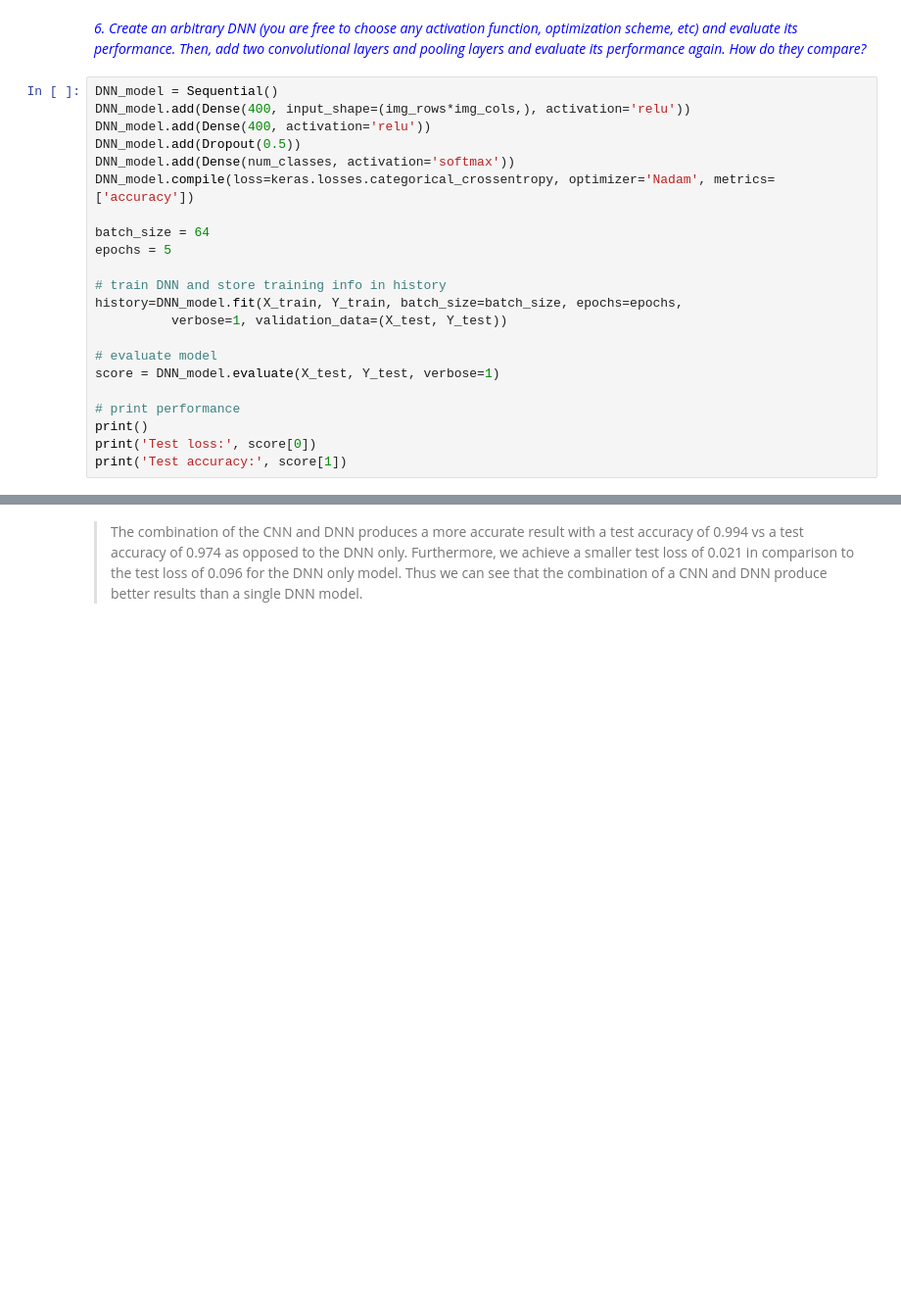
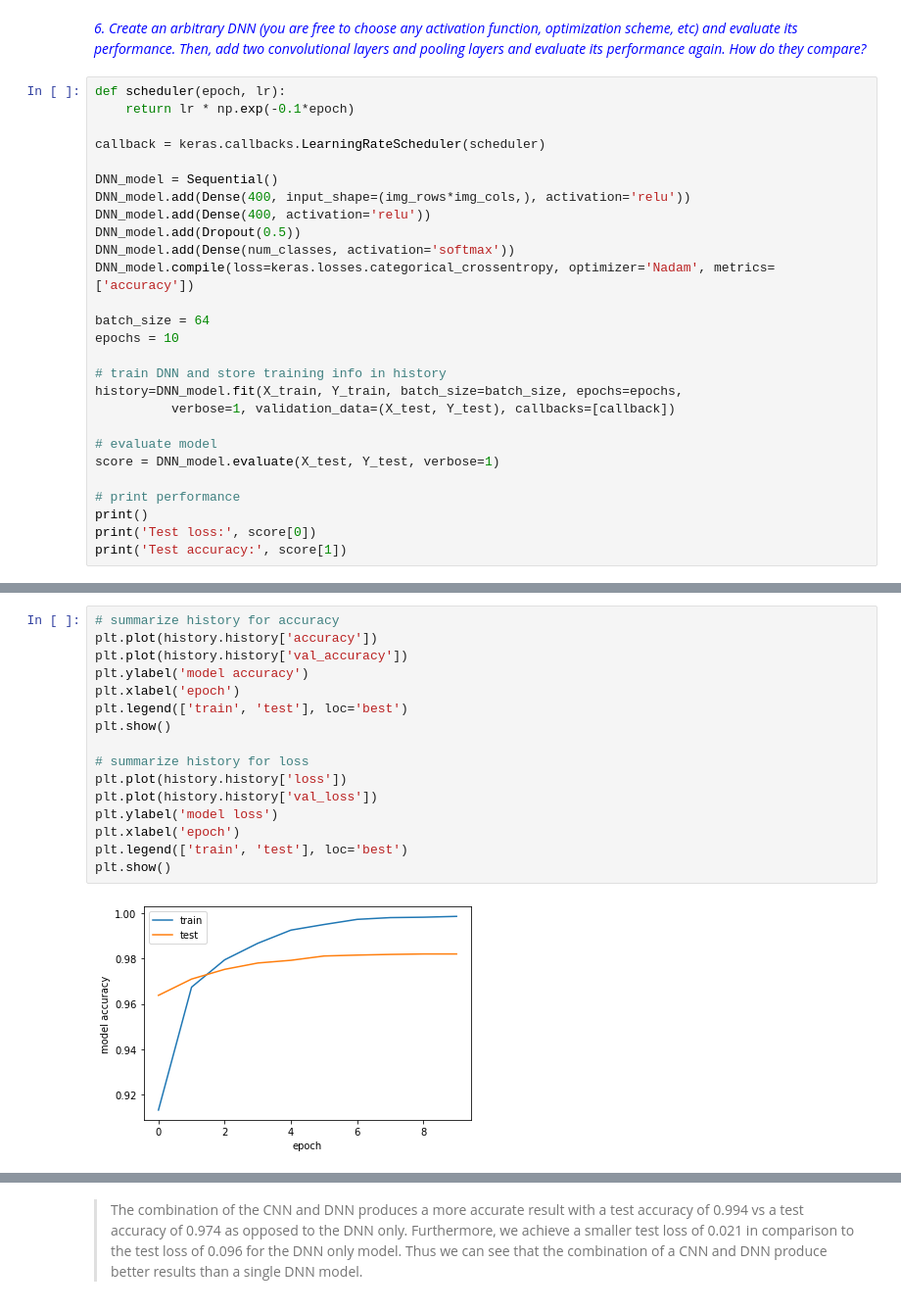
Before and after one commit to rohitpenumarti/University-Projects, a Jupyter notebook: PHYS-188/Homework/Project3/Project3_288.ipynb, the cells around one changed output, grey strips where cells are left out. Shown at 98% size. Saved outputs shown, nothing was run; the diff lists cells and outputs as text; blank space fills up the shorter version.

```diff
--- a/PHYS-188/Homework/Project3/Project3_288.ipynb
+++ b/PHYS-188/Homework/Project3/Project3_288.ipynb
@@ -784,6 +803,11 @@ Best: 0.967350 using {'activation': 'relu', 'optimizer': 'Nadam'}
 # %% [markdown]
 <span style="color:blue"> <i> 6. Create an arbitrary DNN (you are free to choose any activation function, optimization scheme, etc) and evaluate its performance. Then, add two convolutional layers and pooling layers and evaluate its performance again. How do they compare? </i></span> <br>
 # %%
+def scheduler(epoch, lr):
+    return lr * np.exp(-0.1*epoch)
+
+callback = keras.callbacks.LearningRateScheduler(scheduler)
+
 DNN_model = Sequential()
 DNN_model.add(Dense(400, input_shape=(img_rows*img_cols,), activation='relu'))
 DNN_model.add(Dense(400, activation='relu'))
@@ -792,11 +816,11 @@ DNN_model.add(Dense(num_classes, activation='softmax'))
 DNN_model.compile(loss=keras.losses.categorical_crossentropy, optimizer='Nadam', metrics=['accuracy'])
 
 batch_size = 64
-epochs = 5
+epochs = 10
 
 # train DNN and store training info in history
 history=DNN_model.fit(X_train, Y_train, batch_size=batch_size, epochs=epochs,
-          verbose=1, validation_data=(X_test, Y_test))
+          verbose=1, validation_data=(X_test, Y_test), callbacks=[callback])
 
 # evaluate model
 score = DNN_model.evaluate(X_test, Y_test, verbose=1)
@@ -823,0 +850,18 @@ Test accuracy: 0.974399983882904
+# %%
+# summarize history for accuracy
+plt.plot(history.history['accuracy'])
+plt.plot(history.history['val_accuracy'])
+plt.ylabel('model accuracy')
+plt.xlabel('epoch')
+plt.legend(['train', 'test'], loc='best')
+plt.show()
+
+# summarize history for loss
+plt.plot(history.history['loss'])
+plt.plot(history.history['val_loss'])
+plt.ylabel('model loss')
+plt.xlabel('epoch')
+plt.legend(['train', 'test'], loc='best')
+plt.show()
+# %% [output]
+[figure, added]
```
Also changed, not shown: parts of 21 cells of this notebook.
